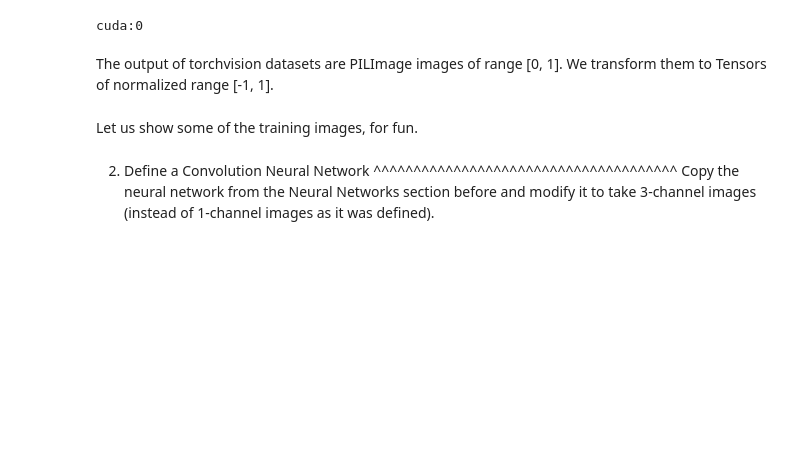
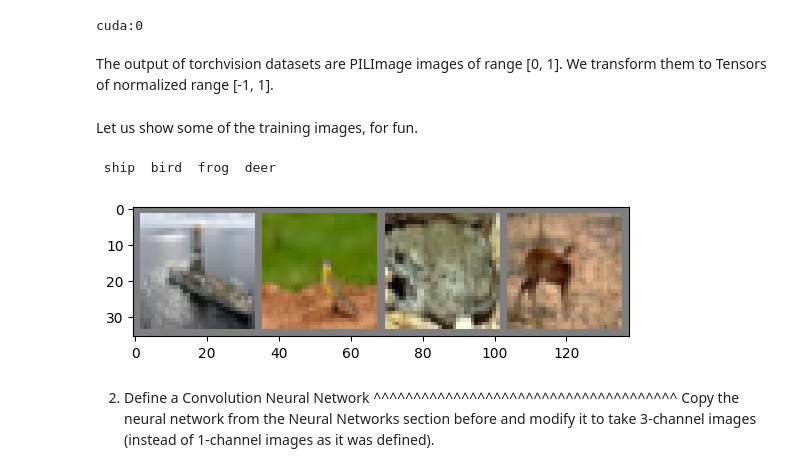
Before and after one commit to hoangvvthu/machine_learning, a Jupyter notebook: _downloads/cifar10_tutorial.ipynb, the cells around one changed output. Saved outputs shown, nothing was run; the diff lists cells and outputs as text; code cells hidden in the pictures; blank space fills up the shorter version.

```diff
--- a/_downloads/cifar10_tutorial.ipynb
+++ b/_downloads/cifar10_tutorial.ipynb
@@ -92,24 +92,27 @@ Let us show some of the training images, for fun.
 # %%
 import matplotlib.pyplot as plt
 import numpy as np
 
 # functions to show an image
 
 
 def imshow(img):
     img = img / 2 + 0.5     # unnormalize
     npimg = img.numpy()
     plt.imshow(np.transpose(npimg, (1, 2, 0)))
 
 
 # get some random training images
 dataiter = iter(trainloader)
-images, labels = dataiter.next()
+images, labels = next(dataiter)
 
 # show images
 imshow(torchvision.utils.make_grid(images))
 # print labels
 print(' '.join('%5s' % classes[labels[j]] for j in range(4)))
+# %% [output]
+ ship  bird  frog  deer
+[figure, added]
 # %% [markdown]
 2. Define a Convolution Neural Network
 ^^^^^^^^^^^^^^^^^^^^^^^^^^^^^^^^^^^^^^
```
Also changed, not shown: parts of 8 cells of this notebook.
